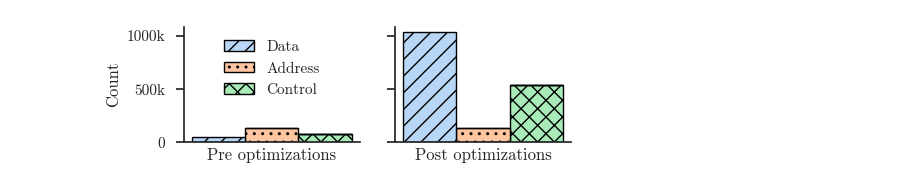
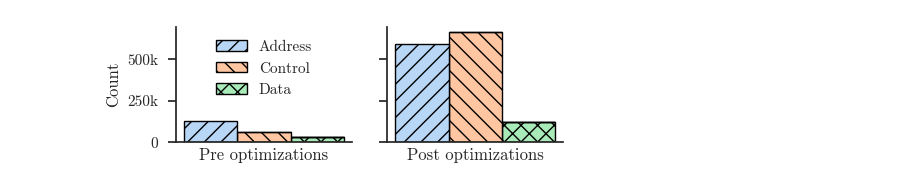
Before and after one commit to TUM-DSE/linux-lkmm-depsan, a Jupyter notebook: scripts/depsan/focused_analysis.ipynb, the cells around one changed output. Saved outputs shown, nothing was run; the diff lists cells and outputs as text; code cells hidden in the pictures.

Commit message:
update plots

```diff
--- a/scripts/depsan/focused_analysis.ipynb
+++ b/scripts/depsan/focused_analysis.ipynb
@@ -110,3 +129,10 @@ Loaded 25210 stat records
+# %%
+
+arch = "x86_64"
+df_mc = df_mc[df_mc["arch"] == arch]
+df_deps = df_deps[df_deps["arch"] == arch]
+df_stats = df_stats[df_stats["arch"] == arch]
+df_times = df_times[df_times["arch"] == arch]
 # %%
 df_times["LKMM"] = ["LKMM" in l for l in df_times["Pass"].values]
 # %%
@@ -154,19 +180,22 @@ past = sns.color_palette("pastel")
 mut = sns.color_palette("muted")
 
 sns.histplot(data=df_preopt, y="Optimization Phase", hue="Dependencies", multiple="stack", stat="percent", ax=ax1,
-                  palette=past, edgecolor="black", hue_order=["Preserved", "Broken"])
+                  palette=past, edgecolor="black", hue_order=["Preserved", "Broken"], linewidth=0.5)
 
 #ax1.set_ylabel("Static\nAnalysis", rotation="horizontal", va="center", ha="right")
 ax1.set_ylabel("")
 ax1.set_title(' ')
+ax1.set_xlim(0,101)
 
 # Second row: Verification results (focusing on unmatched portion)
 ok = ["PASS", "UNKNOWN", "FAIL"]
 df_mc_stat["Finished"] = [ r in ok for r in df_mc_stat["result"].values ]
-ax2 = sns.histplot(data=df_mc_stat, y="Analysis", hue="result", multiple="stack", stat="percent", ax=ax2,
-                  palette=past[2:], edgecolor="black")
 
-hatches = ["..", "//", "\\\\", "||", "OO", "++", "xx", "--"]
+tmp = df_mc_stat.sort_values(by=["result"])
+ax2 = sns.histplot(data=tmp, y="Analysis", hue="result", multiple="stack", stat="percent", ax=ax2,
+                  palette=past[2:], edgecolor="black", linewidth=0.5)
+
+hatches = ["\\\\", "//", "++", "||", "////", "..", "xx", "--"]
 hmap = {}
 
 i = 0
@@ -179,21 +208,21 @@ for bar in ax1.patches + ax2.patches:
 #ax2.set_ylabel("Dynamic\nAnalysis", rotation="horizontal", va="center", ha="right")
 ax2.set_ylabel("")
 ax2.set_title('')
-
+ax2.set_xlim(0,101)
 
 
 ax2.set_xlabel("")
 ax2.set_xticks(ticks=[0,20,40,60,80,100], labels=[ (f"{x}%") for x in [0,20,40,60,80,100] ])
 
-sns.move_legend(ax1, "lower center", bbox_to_anchor=(0.5, 1), ncols=2, title="Static Analysis: Dependencies")
+sns.move_legend(ax1, "lower center", bbox_to_anchor=(0.5, 1), ncols=2, title="Compiler-Based Analysis: Dependencies")
 h = ax1.get_legend().legend_handles
 l = ["Preserved", "Broken"]
 order = [1, 0]
 ax1.legend([h[i] for i in order], [l[i] for i in order])
 
-sns.move_legend(ax1, "lower center", bbox_to_anchor=(0.5, 1), ncols=2, title="Static Analysis: Dependencies")
+sns.move_legend(ax1, "lower center", bbox_to_anchor=(0.5, 1), ncols=2, title="Compiler-Based Analysis: Dependencies")
 
-sns.move_legend(ax2, "upper center", bbox_to_anchor=(0.5, -.5), ncols=3, title="Dynamic Analysis: Result")
+sns.move_legend(ax2, "upper center", bbox_to_anchor=(0.5, -.5), ncols=3, title="Model Checking: Result")
 
 for hand in ax1.get_legend().legend_handles:
     hand.set_hatch(hmap[hand.get_facecolor()])
@@ -236,5 +265,5 @@ sns.despine(left=True, bottom=True)
 sns.set(style="white", font="cmr10")
 
 fig.tight_layout()
-plt.savefig("percentage.pdf", bbox_inches="tight")
+plt.savefig(f"percentage-{arch}.pdf", bbox_inches="tight")
 # %% [output]
@@ -421,36 +451,38 @@ plt.savefig("dep-sinks.pdf", bbox_inches="tight")
 # %%
 sns.set_theme(style="ticks", rc=custom_params, font="cmr10")
 dep_types = {'Control Dependency':'Control',
              'Data Dependency':'Data',
              'Address Dependency':'Address'}
 fig, axes = plt.subplots(1, 2, figsize=(5, 1.5), sharey=True)
 
 
 xlabs = ["Pre optimizations", "Post optimizations"]
 
 df_deps["Dep"] = [ dep_types[d] for d in df_deps["Dependency Type"].values]
 
 for i, opt in enumerate(["pre-opt", "post-opt"]):
+    dat = df_deps[df_deps["Optimization Phase"] == opt]
+    dat = dat.sort_values(by=["Dep"])
     axes[i] = sns.histplot(
-        data=df_deps[df_deps["Optimization Phase"] == opt],
+        data=dat,
         stat="count", ax=axes[i], edgecolor="black",
         x="Dependency Type", hue="Dep", palette="pastel", multiple="stack")
 
     axes[i].set_xticks([])
     axes[i].set_xlabel(xlabs[i])
     axes[i].yaxis.set_major_formatter(ticker.FuncFormatter(k_formatter))
     for bar in axes[i].patches:
         bar.set_hatch(hmap[bar.get_facecolor()])
 
 
 sns.move_legend(axes[0], "upper center", bbox_to_anchor=(0.5, 1), title="")
 axes[1].get_legend().remove()
 for hand in axes[0].get_legend().legend_handles:
     hand.set_hatch(hmap[hand.get_facecolor()])
 sns.despine()
-plt.savefig("dep-hist.pdf", bbox_inches="tight")
+plt.savefig(f"dep-hist-{arch}.pdf", bbox_inches="tight")
 # %% [output]
-[figure, old version]
+[figure, new version]
 # %%
 total = [0,0]
 for i, opt in enumerate(["pre-opt", "post-opt"]):
```
Also changed, not shown: parts of 11 cells of this notebook, 1 other file.
